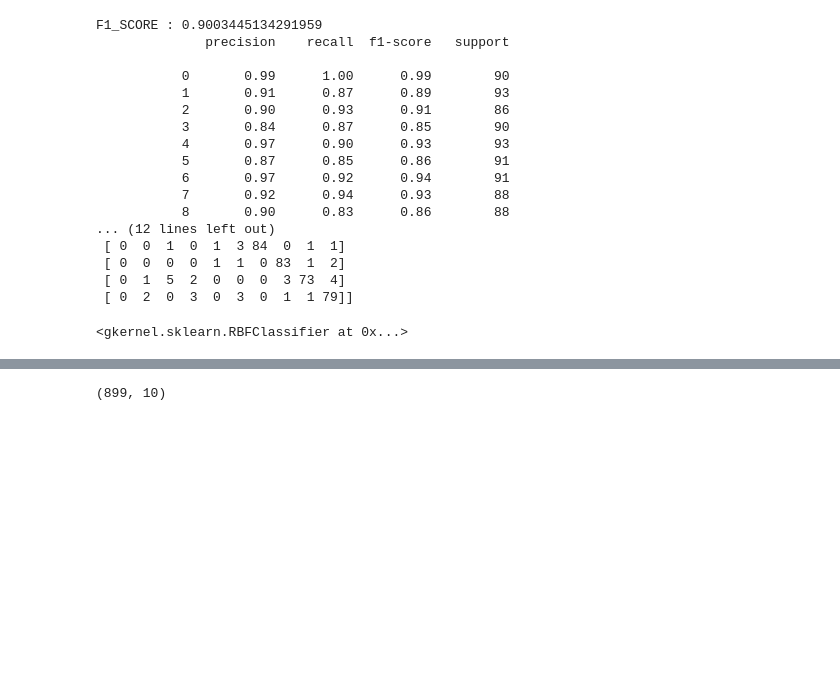
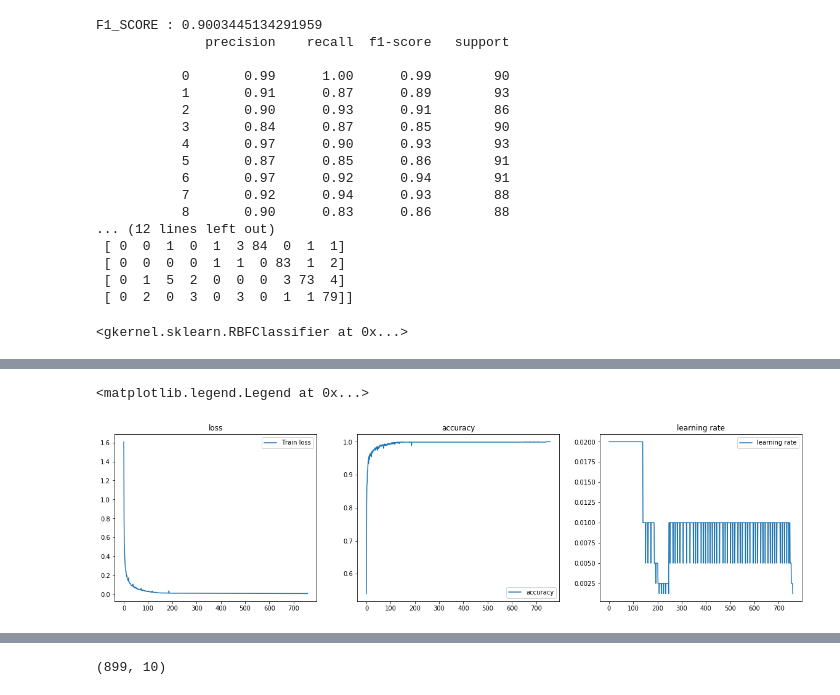
Before and after one commit to darecophoenixx/wordroid.sblo.jp, a Jupyter notebook: lib/keras_ex/gkernel/dev_002-digits8.ipynb, the cells around one changed output, grey strips where cells are left out. Drawn from its saved outputs; the diff is of its cells as text; code cells hidden in the pictures; blank space fills up the shorter version.

```diff
--- a/lib/keras_ex/gkernel/dev_002-digits8.ipynb
+++ b/lib/keras_ex/gkernel/dev_002-digits8.ipynb
@@ -803,0 +732,14 @@ F1_SCORE : 0.8450998576273658
+# %%
+fig, ax = plt.subplots(1, 3, figsize=(20,5))
+ax[0].set_title('loss')
+ax[0].plot(list(range(len(hst["loss"]))), hst["loss"], label="Train loss")
+ax[1].set_title('accuracy')
+ax[1].plot(list(range(len(hst["loss"]))), hst["acc"], label="accuracy")
+ax[2].set_title('learning rate')
+ax[2].plot(list(range(len(hst["loss"]))), hst["lr"], label="learning rate")
+ax[0].legend()
+ax[1].legend()
+ax[2].legend()
+# %% [output]
+<matplotlib.legend.Legend at 0x...>
+[figure, added]
```
Also changed, not shown: parts of 58 cells of this notebook, 3 other files.
